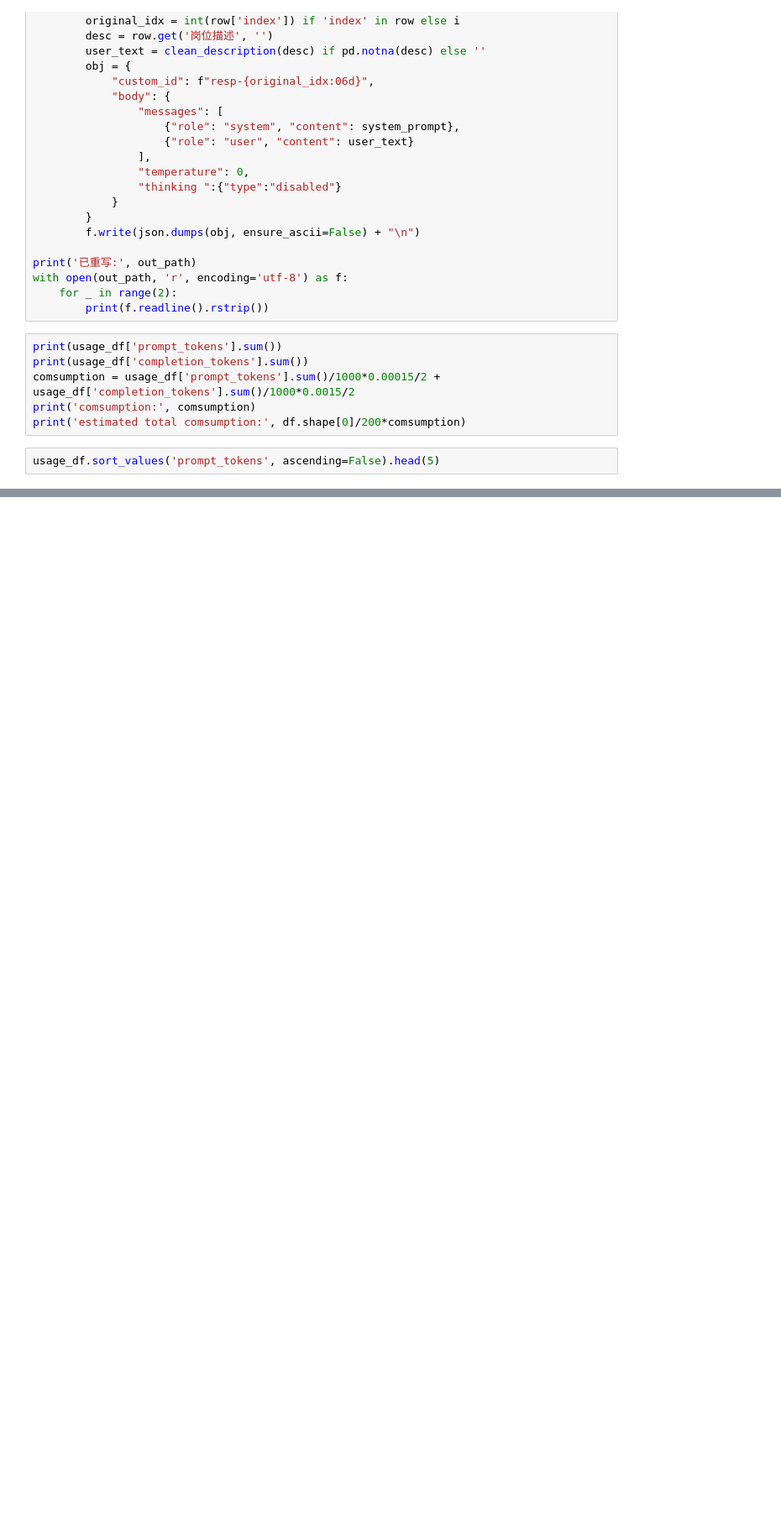
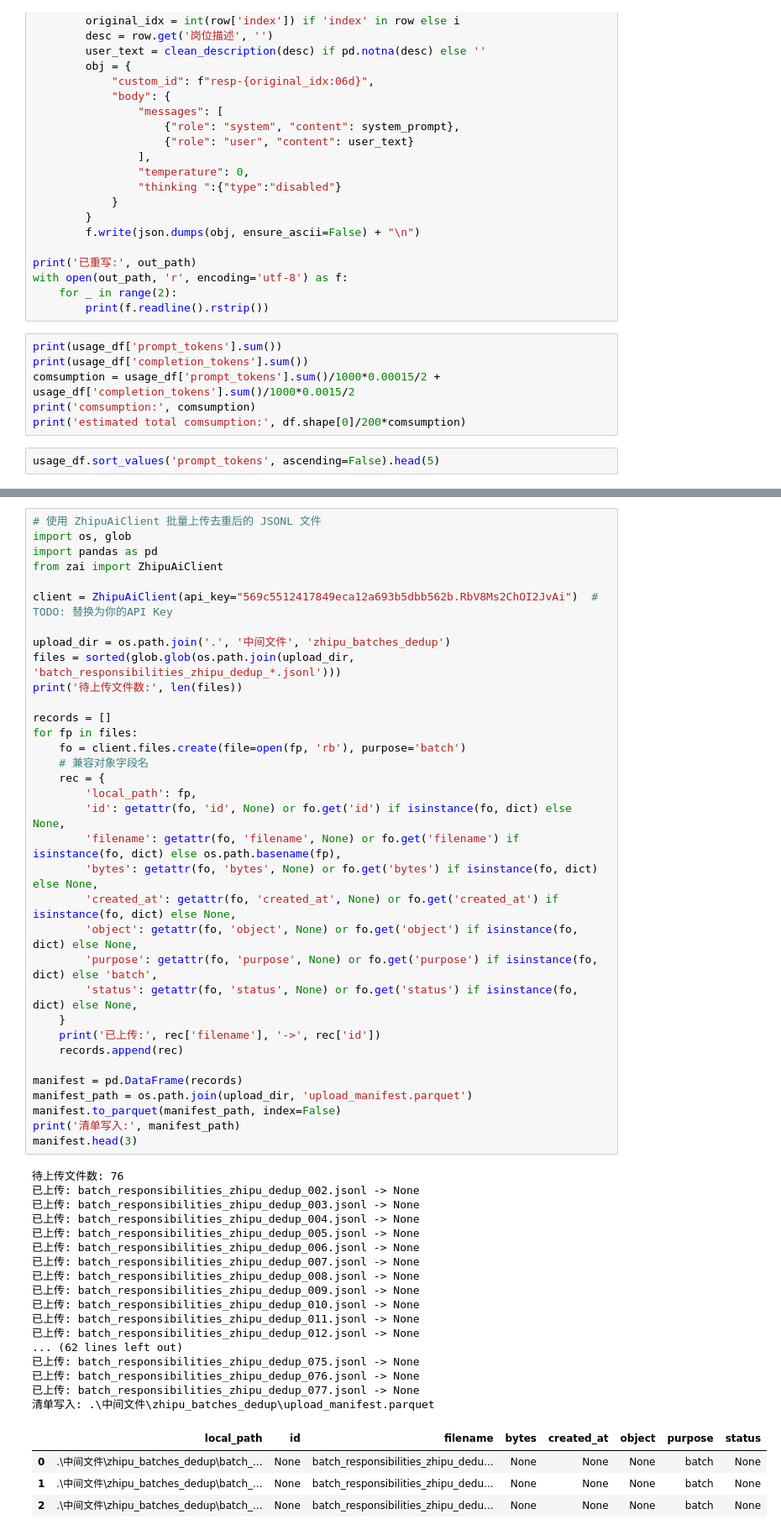
Before and after one commit to YZhang0303/merge_listed, a Jupyter notebook: responsibility.ipynb, the cells around one changed output, grey strips where cells are left out. Shown: that part at 84% size. Saved outputs shown, nothing was run; the diff lists cells and outputs as text; blank space fills up the shorter version.

```diff
--- a/responsibility.ipynb
+++ b/responsibility.ipynb
@@ -463,0 +554,56 @@ FileObject(id='1757250233_171a269149e0484abfa6d5c0c64abe19', bytes=57815255, cre
+# %%
+# 使用 ZhipuAiClient 批量上传去重后的 JSONL 文件
+import os, glob
+import pandas as pd
+from zai import ZhipuAiClient
+
+client = ZhipuAiClient(api_key="569c5512417849eca12a693b5dbb562b.RbV8Ms2ChOI2JvAi")  # TODO: 替换为你的API Key
+
+upload_dir = os.path.join('.', '中间文件', 'zhipu_batches_dedup')
+files = sorted(glob.glob(os.path.join(upload_dir, 'batch_responsibilities_zhipu_dedup_*.jsonl')))
+print('待上传文件数:', len(files))
+
+records = []
+for fp in files:
+    fo = client.files.create(file=open(fp, 'rb'), purpose='batch')
+    # 兼容对象字段名
+    rec = {
+        'local_path': fp,
+        'id': getattr(fo, 'id', None) or fo.get('id') if isinstance(fo, dict) else None,
+        'filename': getattr(fo, 'filename', None) or fo.get('filename') if isinstance(fo, dict) else os.path.basename(fp),
+        'bytes': getattr(fo, 'bytes', None) or fo.get('bytes') if isinstance(fo, dict) else None,
+        'created_at': getattr(fo, 'created_at', None) or fo.get('created_at') if isinstance(fo, dict) else None,
+        'object': getattr(fo, 'object', None) or fo.get('object') if isinstance(fo, dict) else None,
+        'purpose': getattr(fo, 'purpose', None) or fo.get('purpose') if isinstance(fo, dict) else 'batch',
+        'status': getattr(fo, 'status', None) or fo.get('status') if isinstance(fo, dict) else None,
+    }
+    print('已上传:', rec['filename'], '->', rec['id'])
+    records.append(rec)
+
+manifest = pd.DataFrame(records)
+manifest_path = os.path.join(upload_dir, 'upload_manifest.parquet')
+manifest.to_parquet(manifest_path, index=False)
+print('清单写入:', manifest_path)
+manifest.head(3)
+# %% [output]
+待上传文件数: 76
+已上传: batch_responsibilities_zhipu_dedup_002.jsonl -> None
+已上传: batch_responsibilities_zhipu_dedup_003.jsonl -> None
+已上传: batch_responsibilities_zhipu_dedup_004.jsonl -> None
+已上传: batch_responsibilities_zhipu_dedup_005.jsonl -> None
+已上传: batch_responsibilities_zhipu_dedup_006.jsonl -> None
+已上传: batch_responsibilities_zhipu_dedup_007.jsonl -> None
+已上传: batch_responsibilities_zhipu_dedup_008.jsonl -> None
+已上传: batch_responsibilities_zhipu_dedup_009.jsonl -> None
+已上传: batch_responsibilities_zhipu_dedup_010.jsonl -> None
+已上传: batch_responsibilities_zhipu_dedup_011.jsonl -> None
+已上传: batch_responsibilities_zhipu_dedup_012.jsonl -> None
+... (62 lines left out)
+已上传: batch_responsibilities_zhipu_dedup_075.jsonl -> None
+已上传: batch_responsibilities_zhipu_dedup_076.jsonl -> None
+已上传: batch_responsibilities_zhipu_dedup_077.jsonl -> None
+清单写入: .\中间文件\zhipu_batches_dedup\upload_manifest.parquet
+|  | local_path | id | filename | bytes | created_at | object | purpose | status |
+| 0 | .\中间文件\zhipu_batches_dedup\batch_... | None | batch_responsibilities_zhipu_dedu... | None | None | None | batch | None |
+| 1 | .\中间文件\zhipu_batches_dedup\batch_... | None | batch_responsibilities_zhipu_dedu... | None | None | None | batch | None |
+| 2 | .\中间文件\zhipu_batches_dedup\batch_... | None | batch_responsibilities_zhipu_dedu... | None | None | None | batch | None |
```
Also changed, not shown: parts of 11 cells of this notebook, 24 other files.
